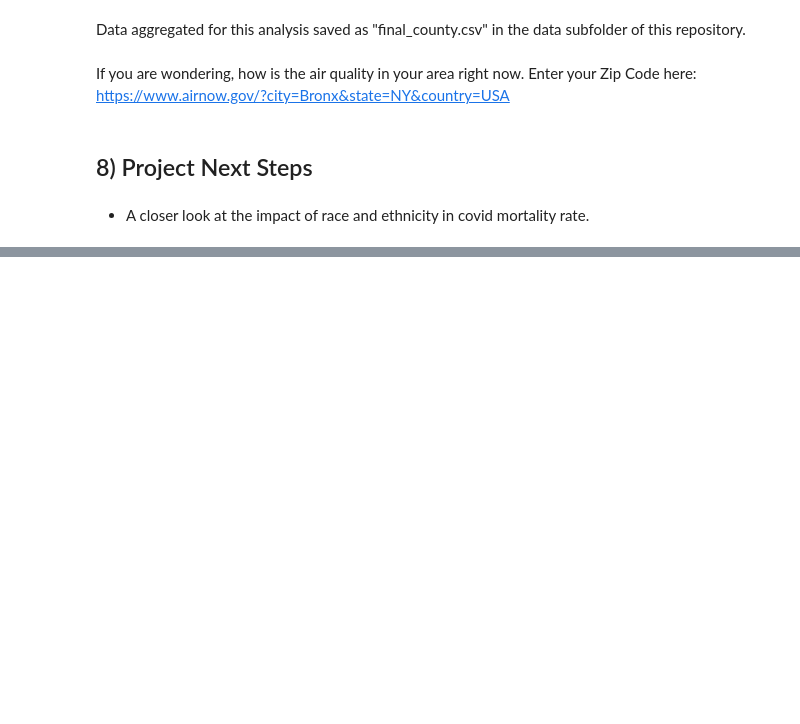
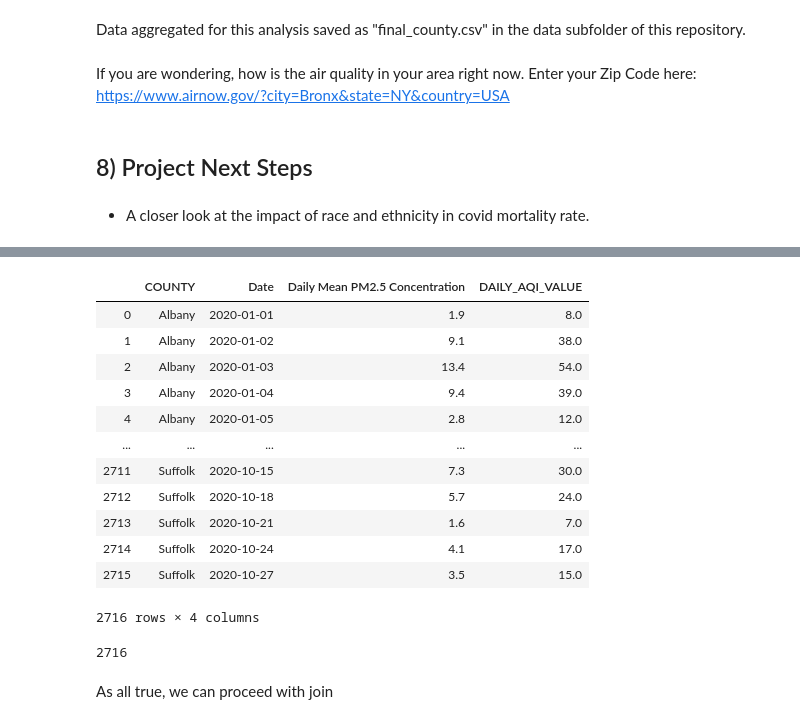
Before and after one commit to rachelleperez/Does_air_quality_affect_COVID-19_mortality, a Jupyter notebook: covid_vs_air_quality.ipynb, the cells around one changed output, grey strips where cells are left out. Saved outputs shown, nothing was run; the diff lists cells and outputs as text; code cells hidden in the pictures; blank space fills up the shorter version.

```diff
--- a/covid_vs_air_quality.ipynb
+++ b/covid_vs_air_quality.ipynb
@@ -2842,0 +2983,3 @@ If you are wondering, how is the air quality in your area right now. Enter your
+# %%
+# Drop ' County' from the county names
+covid_daily['County Name'] = covid_daily['County Name'].str.replace(' County', '')
@@ -2842,0 +2999,4 @@ If you are wondering, how is the air quality in your area right now. Enter your
+# %%
+#Confirm all county names in air_quality values have a match in the county_daily df
+air_2020['match?'] = np.where(air_2020['COUNTY'].isin(covid_daily['County Name']) == True,True, False)
+air_2020['match?'].value_counts()
@@ -2842,0 +3006,4 @@ If you are wondering, how is the air quality in your area right now. Enter your
+# %%
+#is there only 1 observation per day/county?
+air_2020['county_date_key'] = air_2020['COUNTY_CODE'].apply(str) + ' ' + air_2020['Date'].apply(str)
+air_2020['county_date_key'].value_counts().head()
@@ -2842,0 +3017,24 @@ If you are wondering, how is the air quality in your area right now. Enter your
+# %%
+#dataframe with only 1 line per county-date combination
+air_2020_1 = air_2020.groupby(['COUNTY','Date'])[['Daily Mean PM2.5 Concentration', 'DAILY_AQI_VALUE']].median().reset_index()
+air_2020_1
+# %% [output]
+|  | COUNTY | Date | Daily Mean PM2.5 Concentration | DAILY_AQI_VALUE |
+| 0 | Albany | 2020-01-01 | 1.9 | 8.0 |
+| 1 | Albany | 2020-01-02 | 9.1 | 38.0 |
+| 2 | Albany | 2020-01-03 | 13.4 | 54.0 |
+| 3 | Albany | 2020-01-04 | 9.4 | 39.0 |
+| 4 | Albany | 2020-01-05 | 2.8 | 12.0 |
+| ... | ... | ... | ... | ... |
+| 2711 | Suffolk | 2020-10-15 | 7.3 | 30.0 |
+| 2712 | Suffolk | 2020-10-18 | 5.7 | 24.0 |
+| 2713 | Suffolk | 2020-10-21 | 1.6 | 7.0 |
+| 2714 | Suffolk | 2020-10-24 | 4.1 | 17.0 |
+| 2715 | Suffolk | 2020-10-27 | 3.5 | 15.0 |
+2716 rows × 4 columns
+# %%
+len(air_2020_1)
+# %% [output]
+2716
+# %% [markdown]
+As all true, we can proceed with join
```
Also changed, not shown: parts of 37 cells of this notebook, 2 other files.
